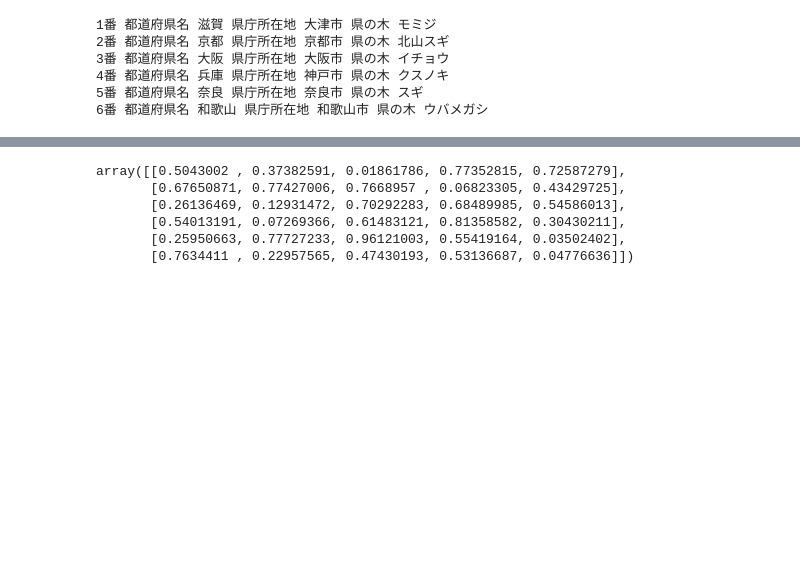
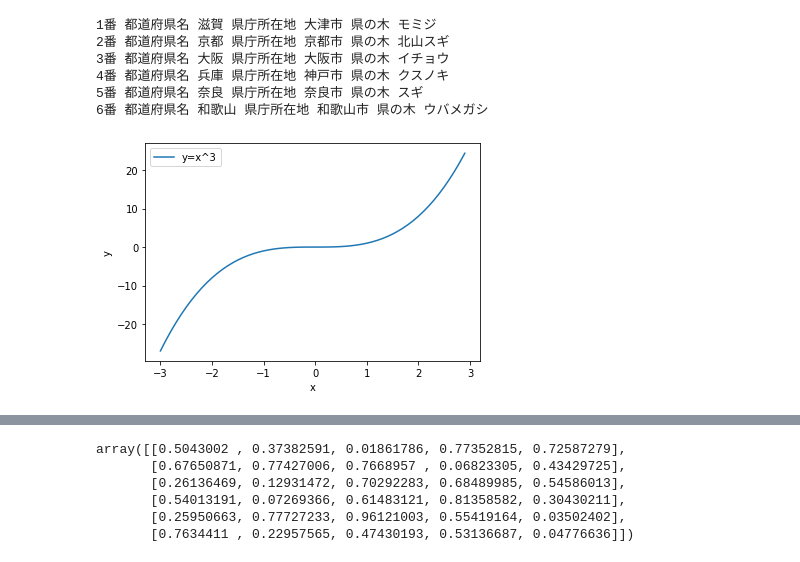
Before and after one commit to montcrypto/DataScience_AI, a Jupyter notebook: Untitled.ipynb, the cells around one changed output, grey strips where cells are left out. Drawn from its saved outputs; the diff is of its cells as text; code cells hidden in the pictures; blank space fills up the shorter version.

```diff
--- a/Untitled.ipynb
+++ b/Untitled.ipynb
@@ -12,3 +12,17 @@
 4番 都道府県名 兵庫 県庁所在地 神戸市 県の木 クスノキ
 5番 都道府県名 奈良 県庁所在地 奈良市 県の木 スギ
 6番 都道府県名 和歌山 県庁所在地 和歌山市 県の木 ウバメガシ
+# %%
+import numpy as np
+x= np.arange(-3,3,0.1)
+y=x**3
+
+import matplotlib.pyplot as plt
+%matplotlib inline
+plt.plot(x,y,label="y=x^3")
+plt.legend()
+plt.xlabel('x')
+plt.ylabel('y')
+plt.show()
+# %% [output]
+[figure, added]
```
Also changed, not shown: parts of 2 cells of this notebook, 3 other files.
